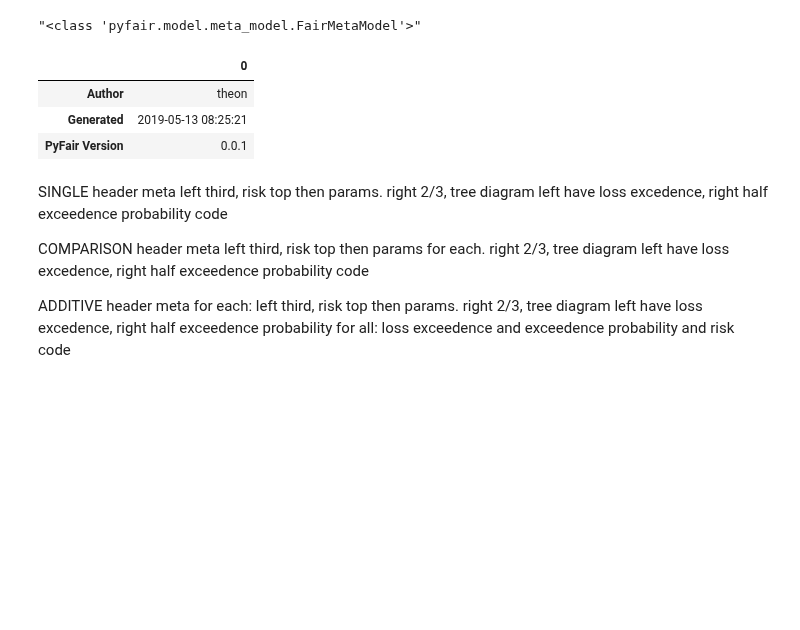
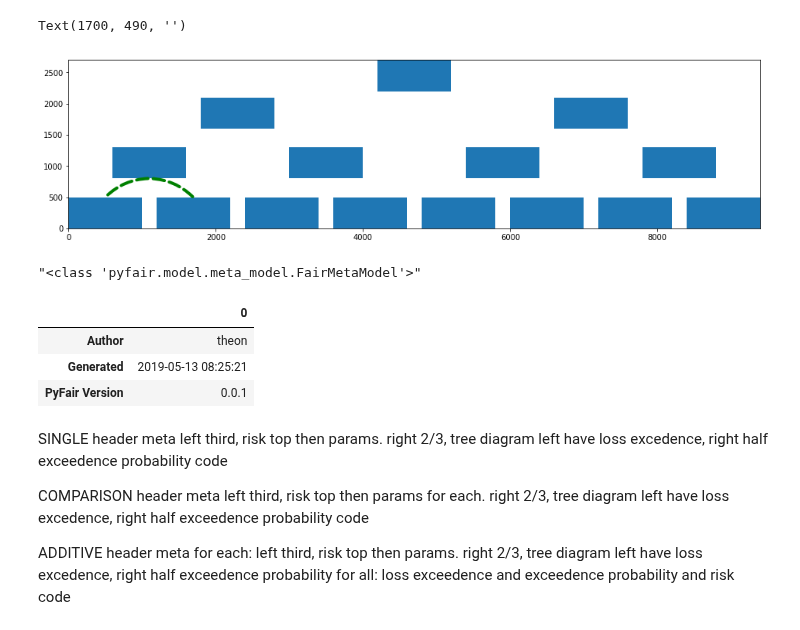
Before and after one commit to Hive-Systems/pyfair, a Jupyter notebook: scratch_notebook.ipynb, the cells around one changed output. Saved outputs shown, nothing was run; the diff lists cells and outputs as text; code cells hidden in the pictures; blank space fills up the shorter version.

```diff
--- a/scratch_notebook.ipynb
+++ b/scratch_notebook.ipynb
@@ -29,3 +141,63 @@ with open('C:/Users/theon/Desktop/output.html', 'w+') as f:
+# %%
+from matplotlib.patches import Rectangle, FancyArrowPatch
+from matplotlib.collections import PatchCollection, LineCollection
+
+fig, ax = plt.subplots()
+fig.set_size_inches(16,4)
+ax.set_xlim(0, 9_400)
+ax.set_ylim(0, 2_700)
+
+# Level 1
+con  = Rectangle((0   , 0), 1000, 500, color='blue')
+act  = Rectangle((1200, 0), 1000, 500, color='blue')
+tcap = Rectangle((2400, 0), 1000, 500, color='blue')
+cs   = Rectangle((3600, 0), 1000, 500, color='blue')
+t1   = Rectangle((4800, 0), 1000, 500, color='blue')
+t2   = Rectangle((6000, 0), 1000, 500, color='blue')
+t3   = Rectangle((7200, 0), 1000, 500, color='blue')
+t4   = Rectangle((8400, 0), 1000, 500, color='blue')
+
+# Level 2
+tef = Rectangle((600 , 800), 1000, 500, color='blue')
+vul = Rectangle((3000, 800), 1000, 500, color='blue')
+plm = Rectangle((5400, 800), 1000, 500, color='blue')
+sr  = Rectangle((7800, 800), 1000, 500, color='blue')
+
+# Level 3
+lef = Rectangle((1800, 1600), 1000, 500, color='blue')
+lm  = Rectangle((6600, 1600), 1000, 500, color='blue')
+
+# Level 4
+risk = Rectangle((4200, 2200), 1000, 500, color='blue')
+
+
+collection_1 = PatchCollection([con, act, tcap, cs, t1, t2, t3, t4, tef, vul, plm, sr, lef, lm, risk])
+
+
+ax.add_collection(collection_1)
+
+ax.annotate(None,
+                  xy=(500, 500), xycoords='data',
+                  xytext=(1100, 800), textcoords='data',
+                  size=20, va="center", ha="center",
+                  arrowprops=dict(arrowstyle="-",
+                                  connectionstyle="arc3,rad=0.2",
+                                  relpos=(1., 0.),
+                                  ec="green", linestyle='--', linewidth=4),
+                  )
+
+ax.annotate(None,
+                  xy=(1100, 800), xycoords='data',
+                  xytext=(1700, 490), textcoords='data',
+                  size=20, va="center", ha="center",
+                  arrowprops=dict(arrowstyle="-",
+                                  connectionstyle="arc3,rad=.2",
+                                  relpos=(1., 0.),
+                                  ec="green", linestyle='--', linewidth=4),
+                  )
+# %% [output]
+Text(1700, 490, '')
+[figure, added]
 # %%
 model1 = pyfair.FairModel(name="HA", n_simulations=10_000)
 model1.input_data('Loss Event Frequency', low=.01, mode=.2, high=.5)
```
Also changed, not shown: parts of 10 cells of this notebook, 5 other files.
